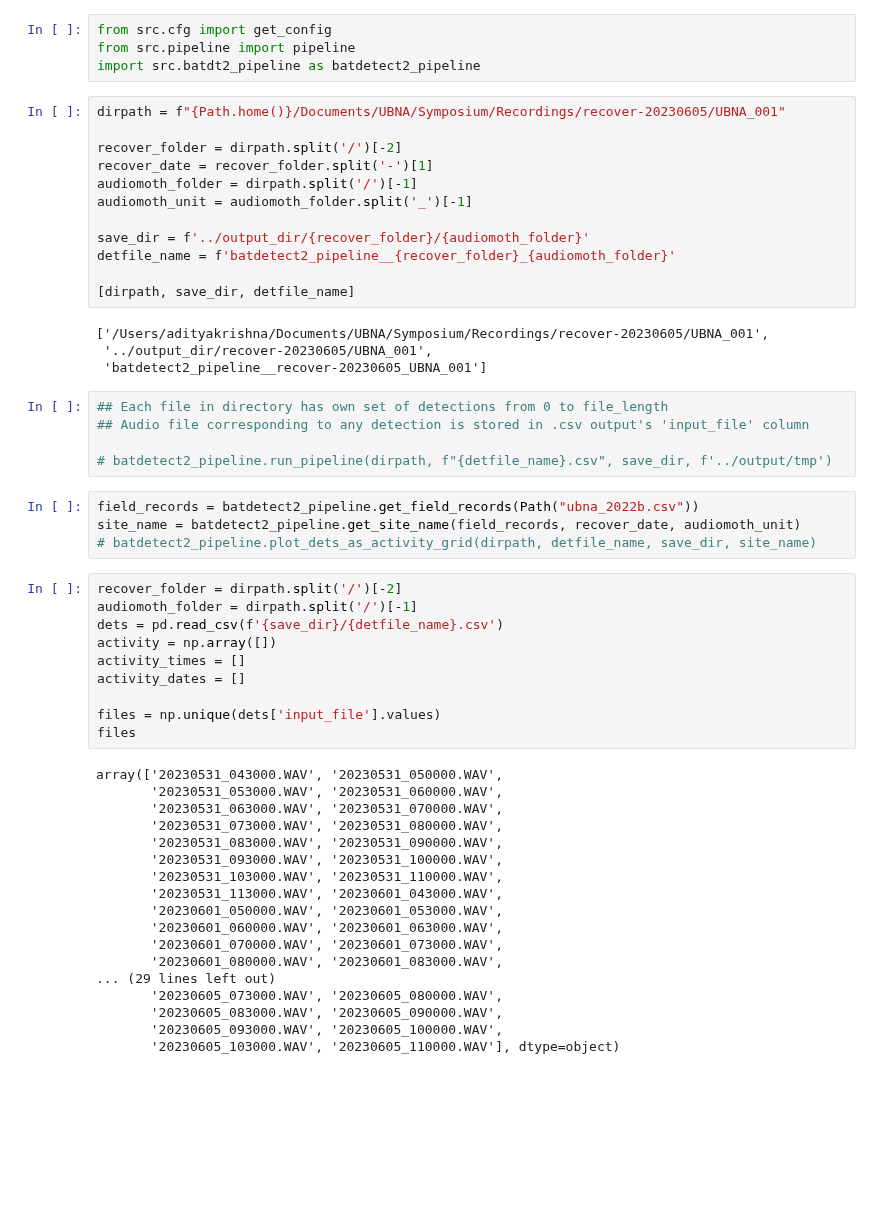
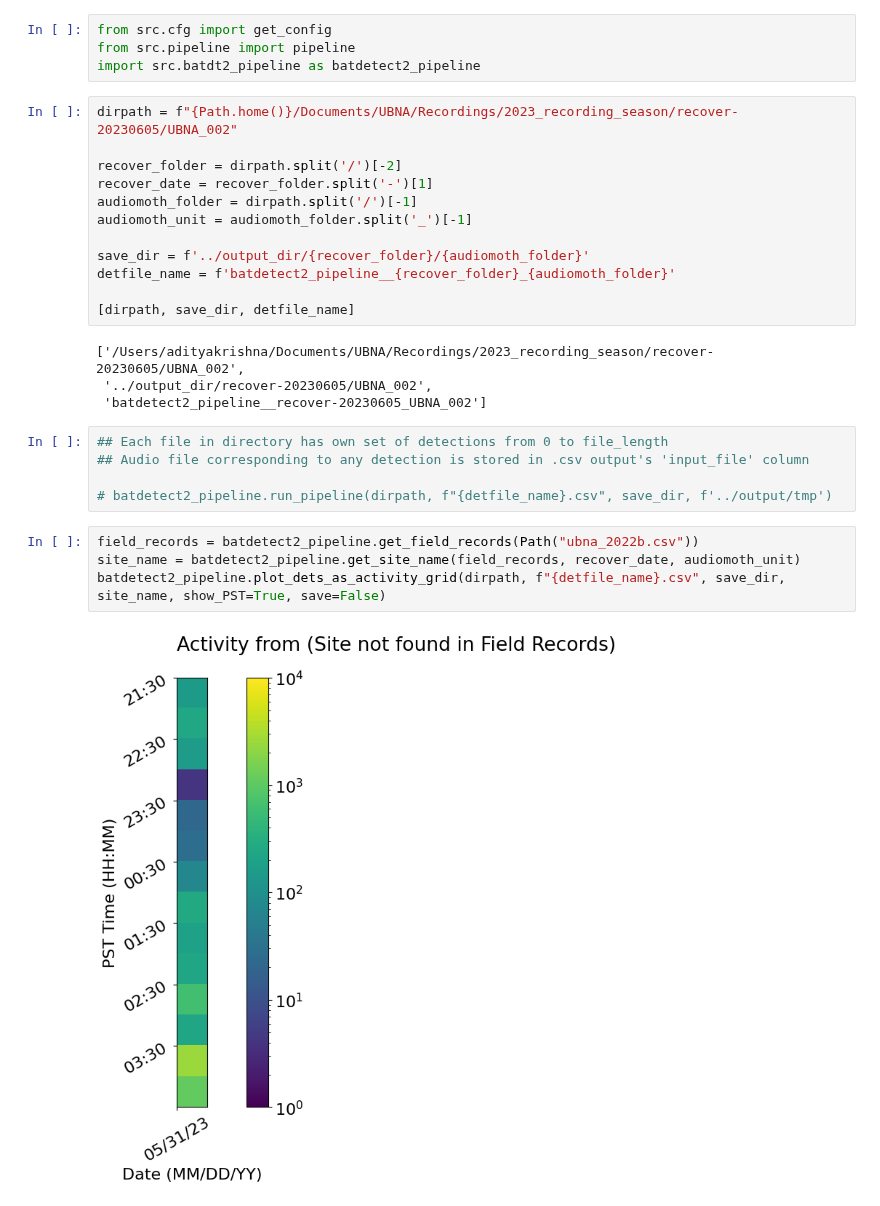
Before and after one commit to uw-echospace/bat-detector-msds, a Jupyter notebook: notebooks/test_batdetect2_pipeline.ipynb, the cells around one changed output. Saved outputs shown, nothing was run; the diff lists cells and outputs as text; blank space fills up the shorter version.

```diff
--- a/notebooks/test_batdetect2_pipeline.ipynb
+++ b/notebooks/test_batdetect2_pipeline.ipynb
@@ -28,7 +28,7 @@ from src.cfg import get_config
 from src.pipeline import pipeline
 import src.batdt2_pipeline as batdetect2_pipeline
 # %%
-dirpath = f"{Path.home()}/Documents/UBNA/Symposium/Recordings/recover-20230605/UBNA_001"
+dirpath = f"{Path.home()}/Documents/UBNA/Recordings/2023_recording_season/recover-20230605/UBNA_002"
 
 recover_folder = dirpath.split('/')[-2]
 recover_date = recover_folder.split('-')[1]
@@ -40,9 +40,9 @@ detfile_name = f'batdetect2_pipeline__{recover_folder}_{audiomoth_folder}'
 
 [dirpath, save_dir, detfile_name]
 # %% [output]
-['/Users/adityakrishna/Documents/UBNA/Symposium/Recordings/recover-20230605/UBNA_001',
- '../output_dir/recover-20230605/UBNA_001',
- 'batdetect2_pipeline__recover-20230605_UBNA_001']
+['/Users/adityakrishna/Documents/UBNA/Recordings/2023_recording_season/recover-20230605/UBNA_002',
+ '../output_dir/recover-20230605/UBNA_002',
+ 'batdetect2_pipeline__recover-20230605_UBNA_002']
 # %%
 ## Each file in directory has own set of detections from 0 to file_length
 ## Audio file corresponding to any detection is stored in .csv output's 'input_file' column
@@ -51,32 +51,6 @@ detfile_name = f'batdetect2_pipeline__{recover_folder}_{audiomoth_folder}'
 # %%
 field_records = batdetect2_pipeline.get_field_records(Path("ubna_2022b.csv"))
 site_name = batdetect2_pipeline.get_site_name(field_records, recover_date, audiomoth_unit)
-# batdetect2_pipeline.plot_dets_as_activity_grid(dirpath, detfile_name, save_dir, site_name)
+batdetect2_pipeline.plot_dets_as_activity_grid(dirpath, f"{detfile_name}.csv", save_dir, site_name, show_PST=True, save=False)
+# %% [output]
+[figure, added]
-# %%
-recover_folder = dirpath.split('/')[-2]
-audiomoth_folder = dirpath.split('/')[-1]
-dets = pd.read_csv(f'{save_dir}/{detfile_name}.csv')
-activity = np.array([])
-activity_times = []
-activity_dates = []
-
-files = np.unique(dets['input_file'].values)
-files
-# %% [output]
-array(['20230531_043000.WAV', '20230531_050000.WAV',
-       '20230531_053000.WAV', '20230531_060000.WAV',
-       '20230531_063000.WAV', '20230531_070000.WAV',
-       '20230531_073000.WAV', '20230531_080000.WAV',
-       '20230531_083000.WAV', '20230531_090000.WAV',
-       '20230531_093000.WAV', '20230531_100000.WAV',
-       '20230531_103000.WAV', '20230531_110000.WAV',
-       '20230531_113000.WAV', '20230601_043000.WAV',
-       '20230601_050000.WAV', '20230601_053000.WAV',
-       '20230601_060000.WAV', '20230601_063000.WAV',
-       '20230601_070000.WAV', '20230601_073000.WAV',
-       '20230601_080000.WAV', '20230601_083000.WAV',
-... (29 lines left out)
-       '20230605_073000.WAV', '20230605_080000.WAV',
-       '20230605_083000.WAV', '20230605_090000.WAV',
-       '20230605_093000.WAV', '20230605_100000.WAV',
-       '20230605_103000.WAV', '20230605_110000.WAV'], dtype=object)
```
Also changed, not shown: parts of 3 cells of this notebook, 1 other file.
